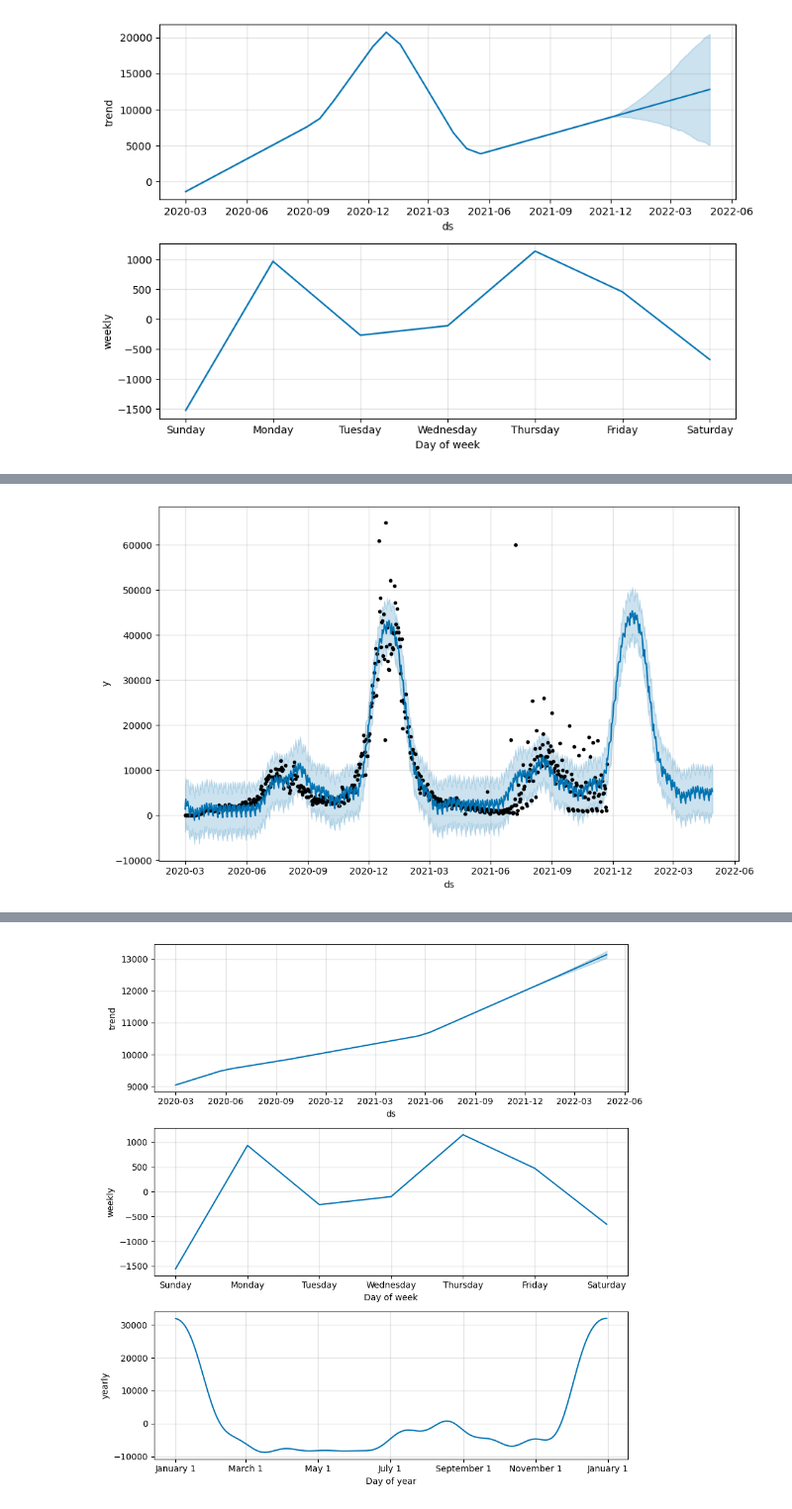
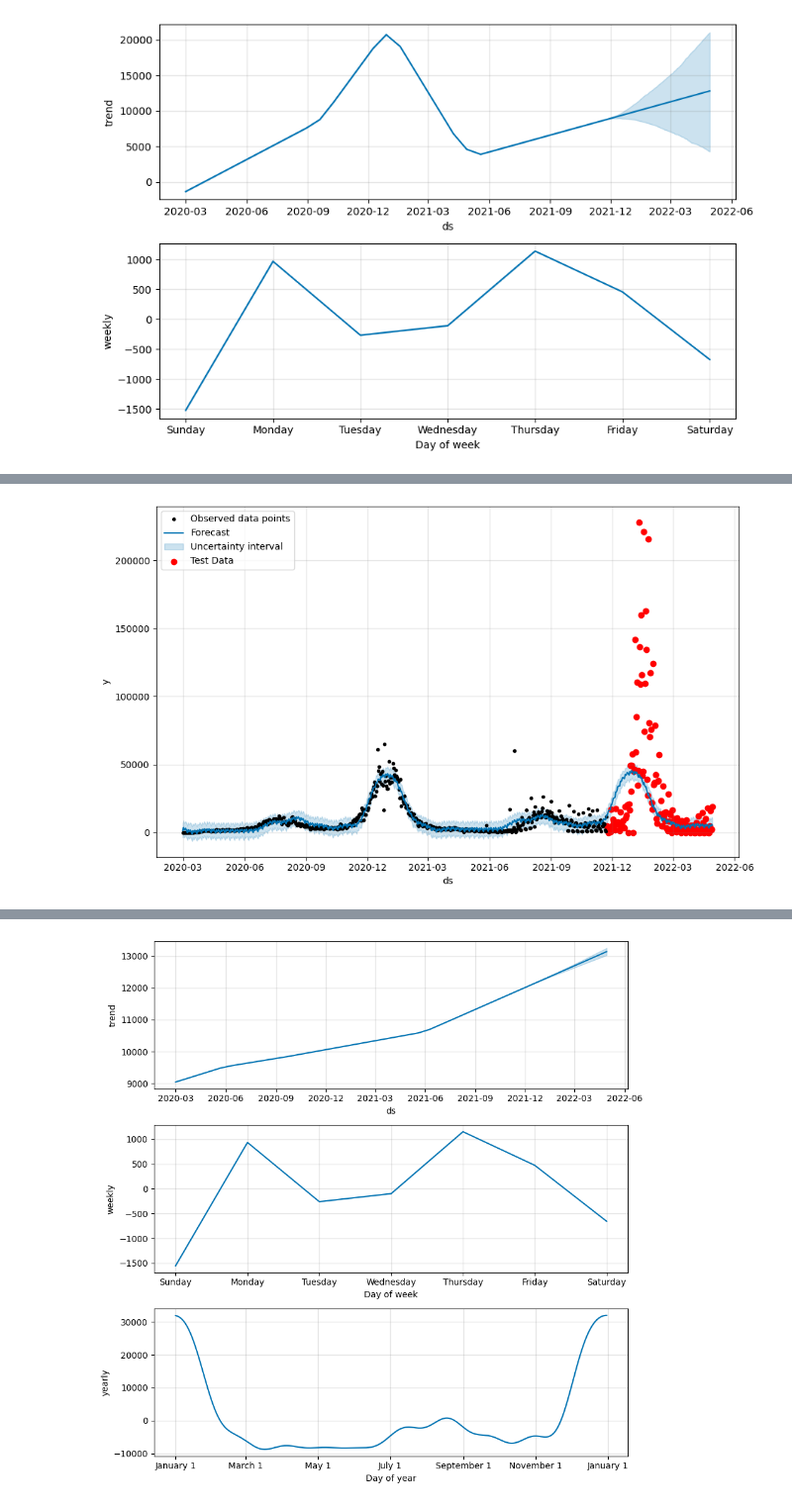
Before and after one commit to danielhe-nu/STAT390-Snowman, a Jupyter notebook: willem_univ_prophet_ca.ipynb, the cells around one changed output, grey strips where cells are left out. Shown at 99% size. Saved outputs shown, nothing was run; the diff lists cells and outputs as text; code cells hidden in the pictures.

Commit message:
willem univariate prophet model -ca

```diff
--- a/willem_univ_prophet_ca.ipynb
+++ b/willem_univ_prophet_ca.ipynb
@@ -85,9 +106,12 @@ model_season.fit(ca_uni_train)
 # %%
 #create the time range for the forecast
 future_season = model_season.make_future_dataframe(periods=158)
 
 #make predictions
 forecast_season = model_season.predict(future_season)
-model_season.plot(forecast_season); # Add semi-colon to remove the duplicated chart
+model_season.plot(forecast_season);
+plt.scatter(ca_uni_test['ds'], ca_uni_test['y'], color='red', label='Test Data')
+plt.legend()
+plt.show()
 # %% [output]
-[figure, old version]
+[figure, new version]
```
Also changed, not shown: parts of 14 cells of this notebook.
